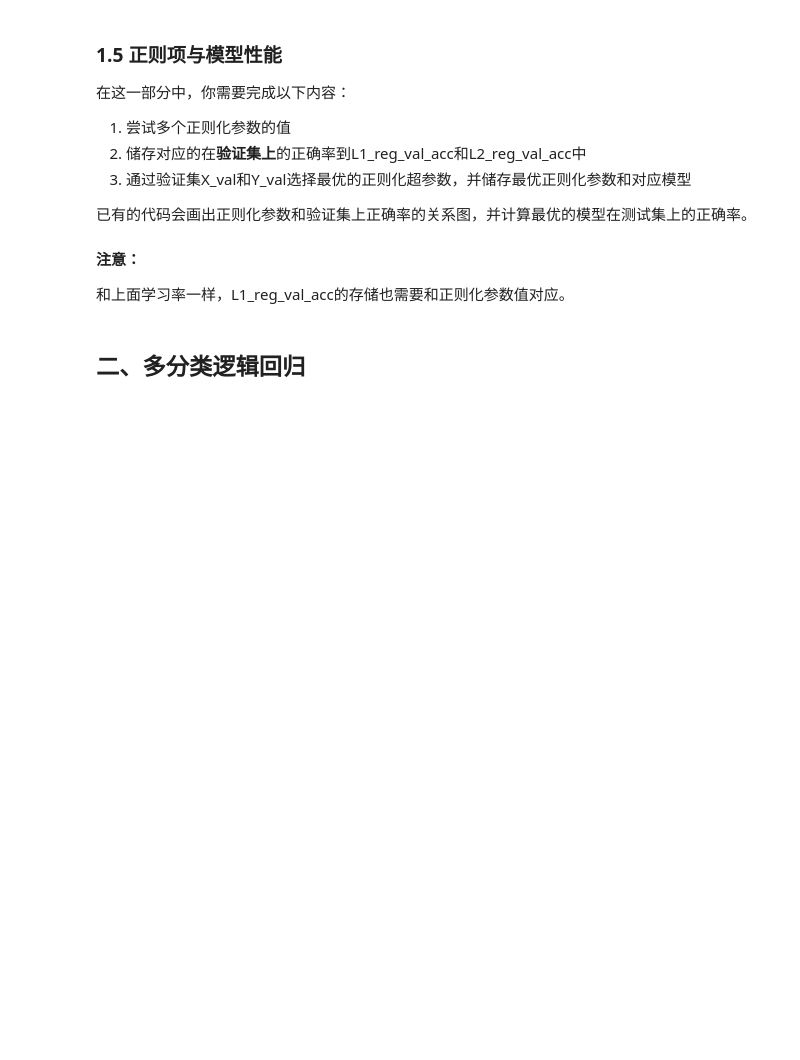
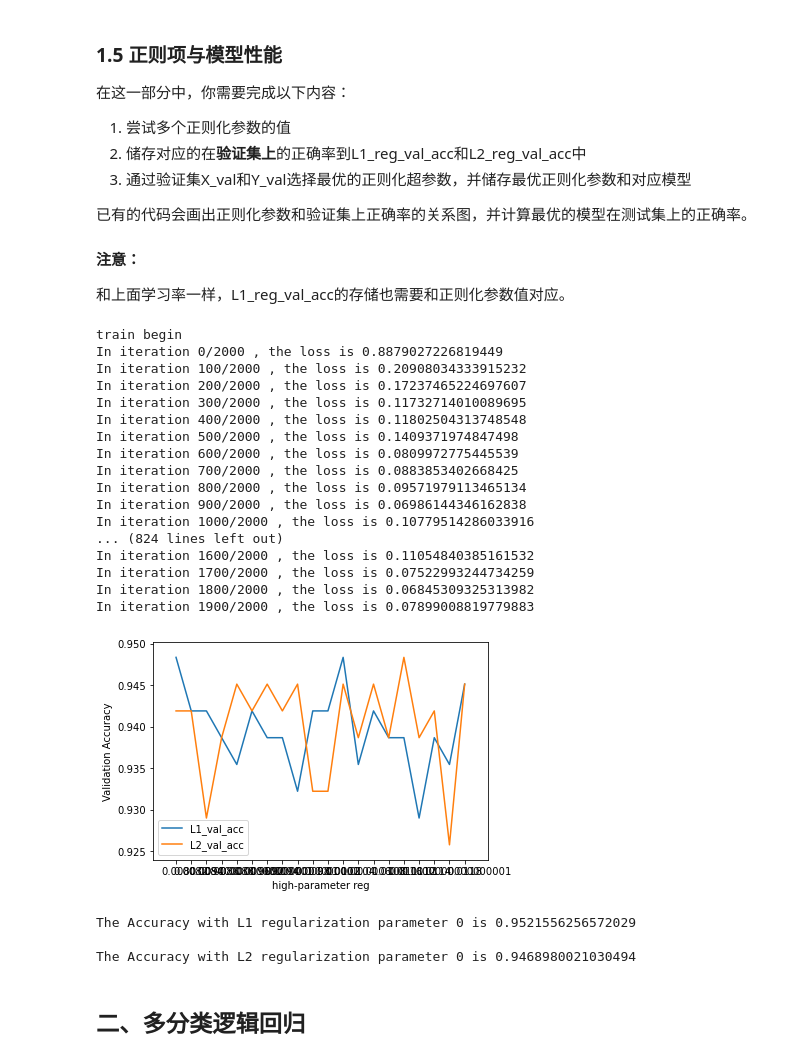
Before and after one commit to YGX-TOUCH-FISH/CS3612, a Jupyter notebook: 1/Assignment1-逻辑回归.ipynb, the cells around one changed output. Drawn from its saved outputs; the diff is of its cells as text; code cells hidden in the pictures; blank space fills up the shorter version.

```diff
--- a/1/Assignment1-逻辑回归.ipynb
+++ b/1/Assignment1-逻辑回归.ipynb
@@ -306,34 +380,78 @@ X_train, X_val, Y_train, Y_val = train_test_split(X_train, Y_train, test_size=0.
 best_L1_model = None
 best_L2_model = None
 best_L1_reg = 0
 best_L2_reg = 0
 best_L1_acc = 0
 best_L2_acc = 0
 
 ########################################
 # TODO: train & test model with different regularization
+best_L1_acc = 0
+best_L2_acc = 0
+regs = []
+for i in range(20):
+    regs.append(0.008+0.0002*i)
 
-
+for i in range(20):
+    model = LinearRegression1()
+    loss_history = model.train(X_train, Y_train, learning_rate, regs[i], 'L1', True)
+    pred = model.predict(X_val)
+    acc = np.mean(pred == Y_val)
+    L1_reg_val_acc.append(acc)
+    if best_L1_acc < acc:
+        best_L1_acc = acc
+        best_L1_model = model
+for i in range(20):
+    model = LinearRegression1()
+    loss_history = model.train(X_train, Y_train, learning_rate, regs[i], 'L2', True)
+    pred = model.predict(X_val)
+    acc = np.mean(pred == Y_val)
+    L2_reg_val_acc.append(acc)
+    if best_L2_acc < acc:
+        best_L2_acc = acc
+        best_L2_model = model
 ########################################
 
 #visulize the relation of regularization parameter and validation accuracy
 x = range(len(regs))
 plt.plot(x, L1_reg_val_acc, label='L1_val_acc')
 plt.plot(x, L2_reg_val_acc, label='L2_val_acc')
 plt.xticks(x, regs)
 plt.margins(0.08)
 plt.legend()
 plt.xlabel('high-parameter reg')
 plt.ylabel('Validation Accuracy')
 plt.show()
 
 #Compute the performance of best model on the test set
 L1_pred = best_L1_model.predict(X_test)
 L1_acc = np.mean(L1_pred == Y_test)
 print("The Accuracy with L1 regularization parameter {} is {}\n".format(best_L1_reg, L1_acc))
 L2_pred = best_L2_model.predict(X_test)
 L2_acc = np.mean(L2_pred == Y_test)
 print("The Accuracy with L2 regularization parameter {} is {}\n".format(best_L2_reg, L2_acc))
+# %% [output]
+train begin
+In iteration 0/2000 , the loss is 0.8879027226819449
+In iteration 100/2000 , the loss is 0.20908034333915232
+In iteration 200/2000 , the loss is 0.17237465224697607
+In iteration 300/2000 , the loss is 0.11732714010089695
+In iteration 400/2000 , the loss is 0.11802504313748548
+In iteration 500/2000 , the loss is 0.1409371974847498
+In iteration 600/2000 , the loss is 0.0809972775445539
+In iteration 700/2000 , the loss is 0.0883853402668425
+In iteration 800/2000 , the loss is 0.09571979113465134
+In iteration 900/2000 , the loss is 0.06986144346162838
+In iteration 1000/2000 , the loss is 0.10779514286033916
+... (824 lines left out)
+In iteration 1600/2000 , the loss is 0.11054840385161532
+In iteration 1700/2000 , the loss is 0.07522993244734259
+In iteration 1800/2000 , the loss is 0.06845309325313982
+In iteration 1900/2000 , the loss is 0.07899008819779883
+[figure, added]
+The Accuracy with L1 regularization parameter 0 is 0.9521556256572029
+
+The Accuracy with L2 regularization parameter 0 is 0.9468980021030494
 # %% [markdown]
 ## 二、多分类逻辑回归
 # %% [markdown]
```
Also changed, not shown: parts of 15 cells of this notebook.
